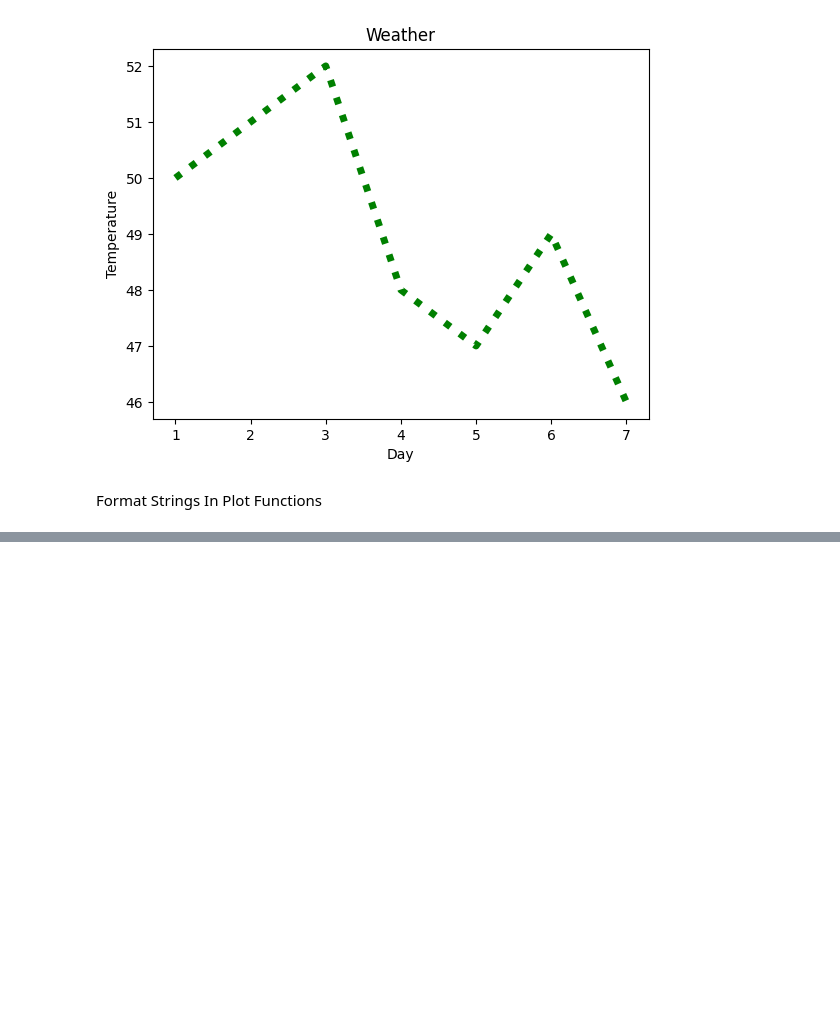
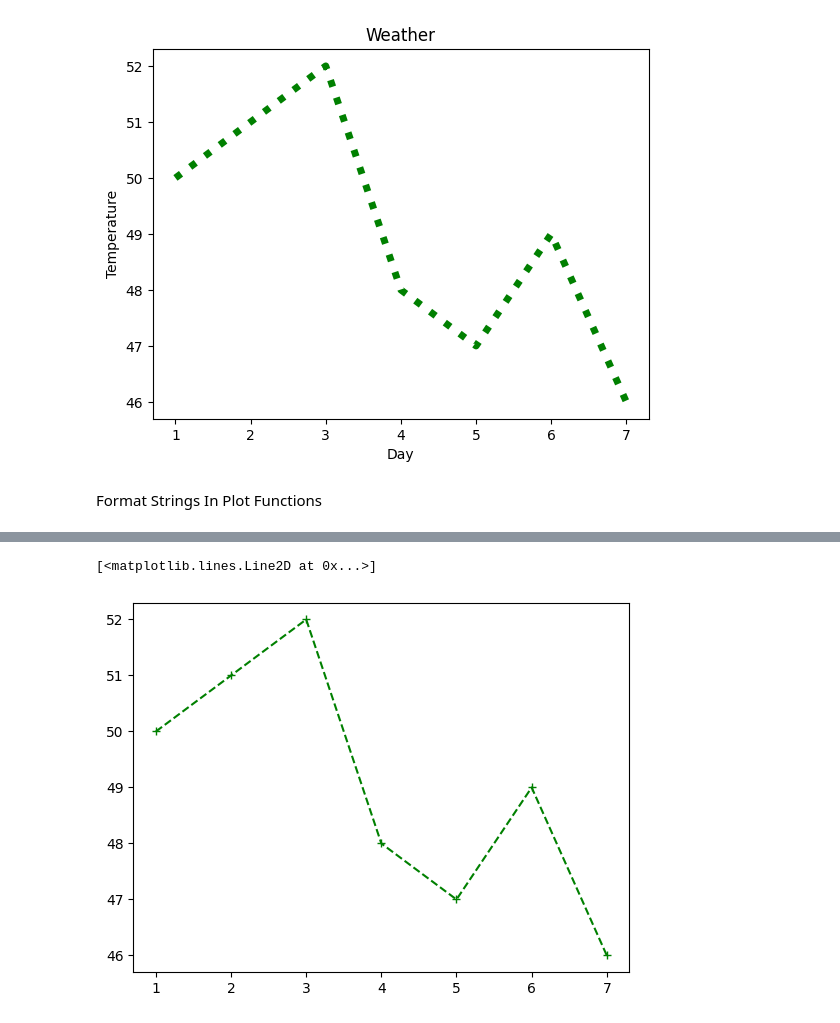
Before and after one commit to ChiefBibek/Matplotlib, a Jupyter notebook: matplot.ipynb, the cells around one changed output, grey strips where cells are left out. Cells and saved outputs as stored; diff of their text form; code cells hidden in the pictures; blank space fills up the shorter version.

```diff
--- a/matplot.ipynb
+++ b/matplot.ipynb
@@ -28,0 +34,5 @@ Format Strings In Plot Functions
+# %%
+plt.plot (x,y,'g+--')
+# %% [output]
+[<matplotlib.lines.Line2D at 0x...>]
+[figure, added]
```
Also changed, not shown: parts of 4 cells of this notebook.
